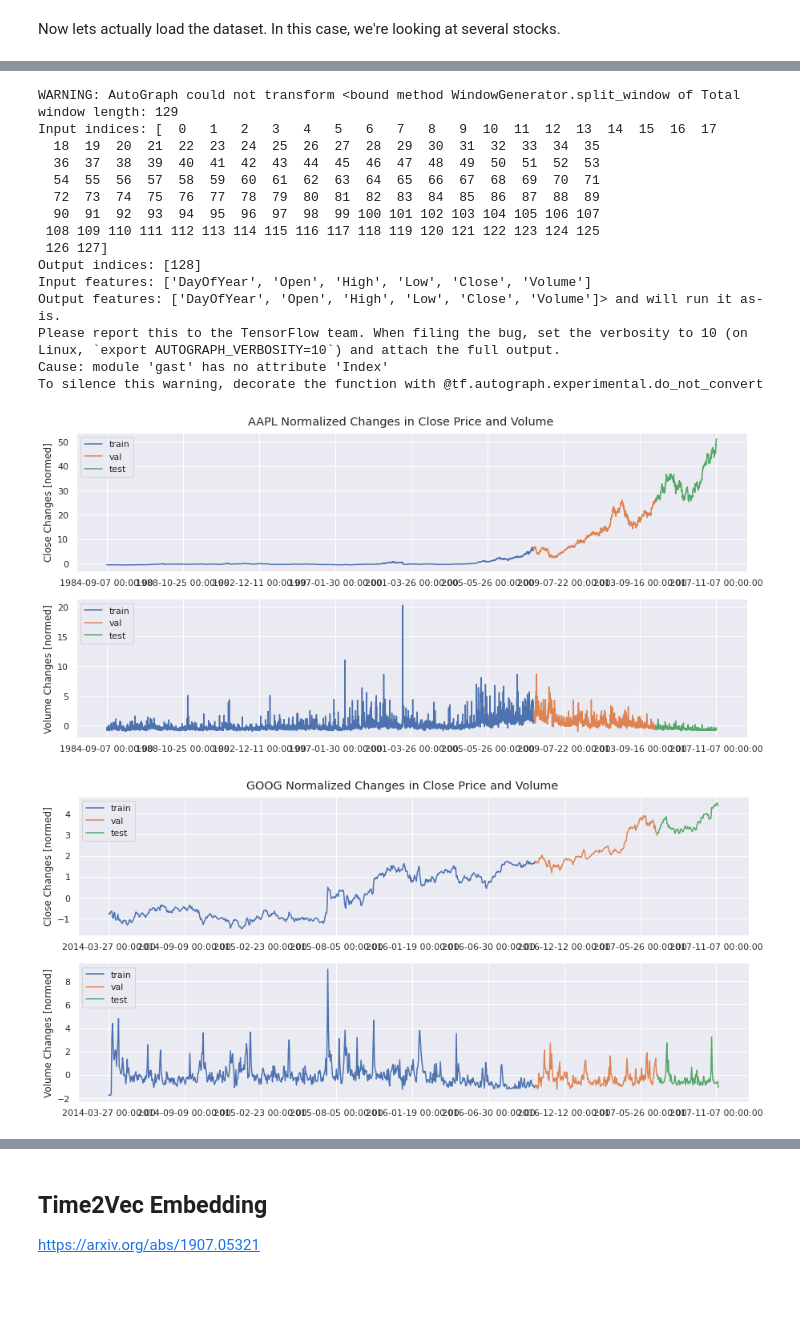
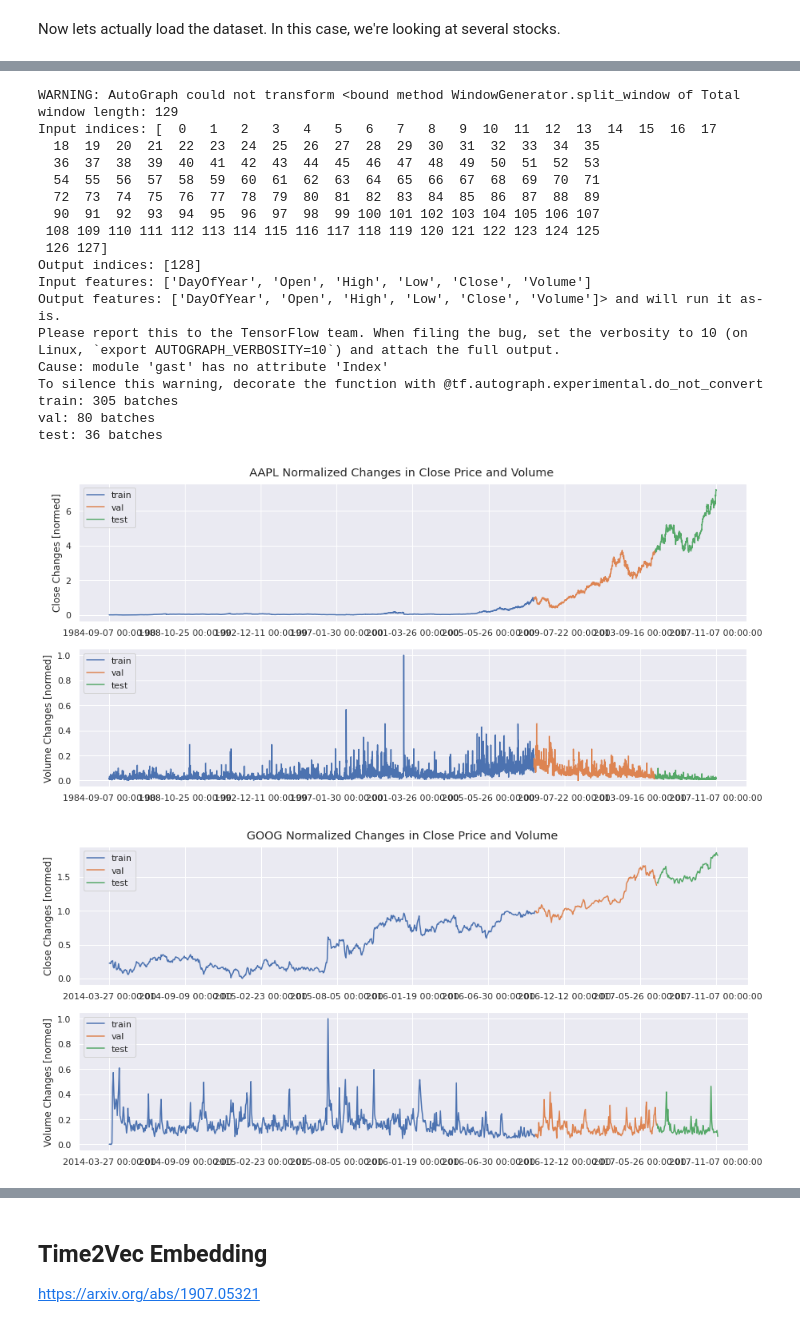
Before and after one commit to zanderman/stock-forecasting-transformer, a Jupyter notebook: forecast_transformer.ipynb, the cells around one changed output, grey strips where cells are left out. Drawn from its saved outputs; the diff is of its cells as text; code cells hidden in the pictures; blank space fills up the shorter version.

```diff
--- a/forecast_transformer.ipynb
+++ b/forecast_transformer.ipynb
@@ -580,57 +585,68 @@ concat goog
 # %%
-for asset in ['aapl', 'goog', 'amzn']:
-    (dataset_train, dataset_val, dataset_test), (df, df_train, df_val, df_test) = load_stock_dataset(
-        asset=asset,
-        in_seq_len=128,
-        out_seq_len=1,
-        shift=1,
-        split=(0.7, 0.2, 0.1),
-        shuffle=False,
-        normalize=True,
-        return_datasets=True,
-        return_df=True,
-    )
-    # print(f"{dataset_train.element_spec=}")
-    # print(f"{dataset_val.element_spec=}")
-    # print(f"{dataset_test.element_spec=}")
+assets = ['aapl', 'goog', 'amzn']
 
+(dataset_train, dataset_val, dataset_test), frames = load_stock_dataset(
+    assets=assets,
+    in_seq_len=128,
+    out_seq_len=1,
+    shift=1,
+    split=(0.7, 0.2, 0.1),
+    shuffle=False,
+    normalize=True,
+    return_datasets=True,
+    return_df=True,
+)
+
+# Print information for train/val/test datasets.
+# Note that these are combined from all assets.
+logger.info(f"train: {tf.data.experimental.cardinality(dataset_train)} batches")
+logger.info(f"val: {tf.data.experimental.cardinality(dataset_val)} batches")
+logger.info(f"test: {tf.data.experimental.cardinality(dataset_test)} batches")
+
+# Plot the train/val/test data for each asset.
+for asset in assets:
+
+    # Unpack the data frames.
+    (df, df_train, df_val, df_test) = frames[asset]
+
+    # Plot.
     fig = plt.figure(figsize=(15,7))
     fig.suptitle(f'{asset.upper()} Normalized Changes in Close Price and Volume').set_y(0.92)
-
     n = len(df.index)//8 # Number of date record ticks on X-axis.
-
     ax = fig.add_subplot(211)
     ax.plot(np.arange(len(df_train.index)), df_train['Close'], label='train')
     ax.plot(np.arange(len(df_train.index), len(df_train.index)+len(df_val.index)), df_val['Close'], label='val')
     ax.plot(np.arange(len(df_train.index)+len(df_val.index), len(df_train.index)+len(df_val.index)+len(df_test.index)), df_test['Close'], label='test')
     ax.set_ylabel('Close Changes [normed]')
     ax.set_xticks(range(0, df.shape[0], n))
     ax.set_xticklabels(df['Date'].loc[::n])
     ax.legend(loc='upper left')
-
     ax = fig.add_subplot(212)
     ax.plot(np.arange(len(df_train.index)),df_train['Volume'], label='train')
     ax.plot(np.arange(len(df_train.index), len(df_train.index)+len(df_val.index)),df_val['Volume'], label='val')
     ax.plot(np.arange(len(df_train.index)+len(df_val.index), len(df_train.index)+len(df_val.index)+len(df_test.index)), df_test['Volume'], label='test')
     ax.set_ylabel('Volume Changes [normed]')
     ax.set_xticks(range(0, df.shape[0], n))
     ax.set_xticklabels(df['Date'].loc[::n])
     ax.legend(loc='upper left')
 # %% [output]
 WARNING: AutoGraph could not transform <bound method WindowGenerator.split_window of Total window length: 129
 Input indices: [  0   1   2   3   4   5   6   7   8   9  10  11  12  13  14  15  16  17
   18  19  20  21  22  23  24  25  26  27  28  29  30  31  32  33  34  35
   36  37  38  39  40  41  42  43  44  45  46  47  48  49  50  51  52  53
   54  55  56  57  58  59  60  61  62  63  64  65  66  67  68  69  70  71
   72  73  74  75  76  77  78  79  80  81  82  83  84  85  86  87  88  89
   90  91  92  93  94  95  96  97  98  99 100 101 102 103 104 105 106 107
  108 109 110 111 112 113 114 115 116 117 118 119 120 121 122 123 124 125
  126 127]
 Output indices: [128]
 Input features: ['DayOfYear', 'Open', 'High', 'Low', 'Close', 'Volume']
 Output features: ['DayOfYear', 'Open', 'High', 'Low', 'Close', 'Volume']> and will run it as-is.
 Please report this to the TensorFlow team. When filing the bug, set the verbosity to 10 (on Linux, `export AUTOGRAPH_VERBOSITY=10`) and attach the full output.
 Cause: module 'gast' has no attribute 'Index'
 To silence this warning, decorate the function with @tf.autograph.experimental.do_not_convert
+train: 305 batches
+val: 80 batches
+test: 36 batches
-[figure, old version]
+[figure, new version]
-[figure, old version]
+[figure, new version]
```
Also changed, not shown: parts of 5 cells of this notebook.
